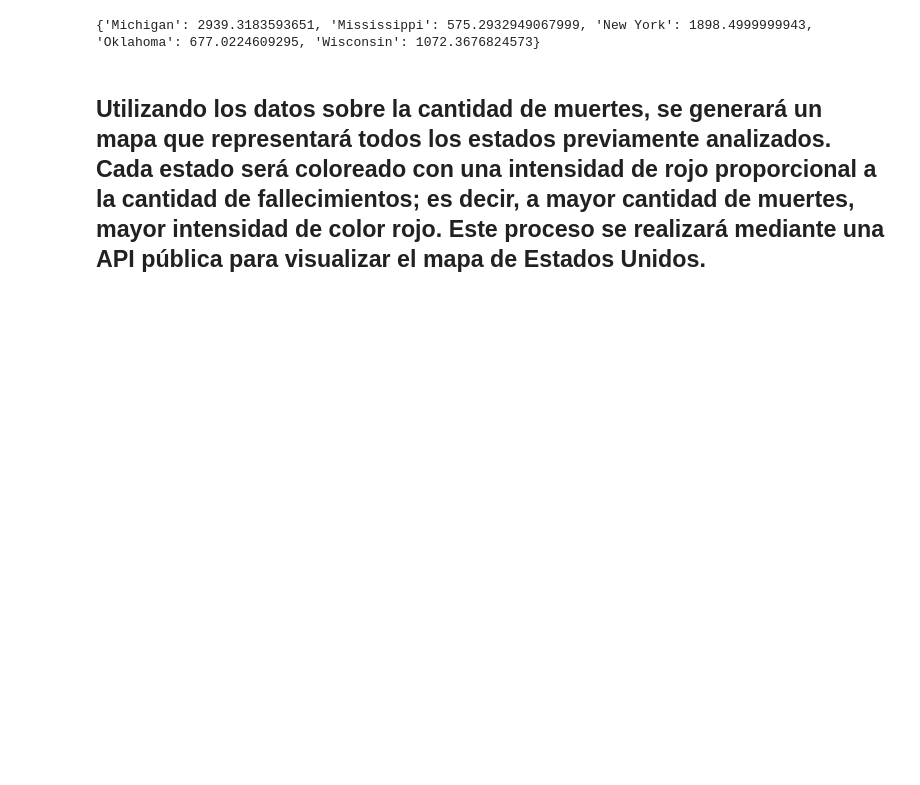
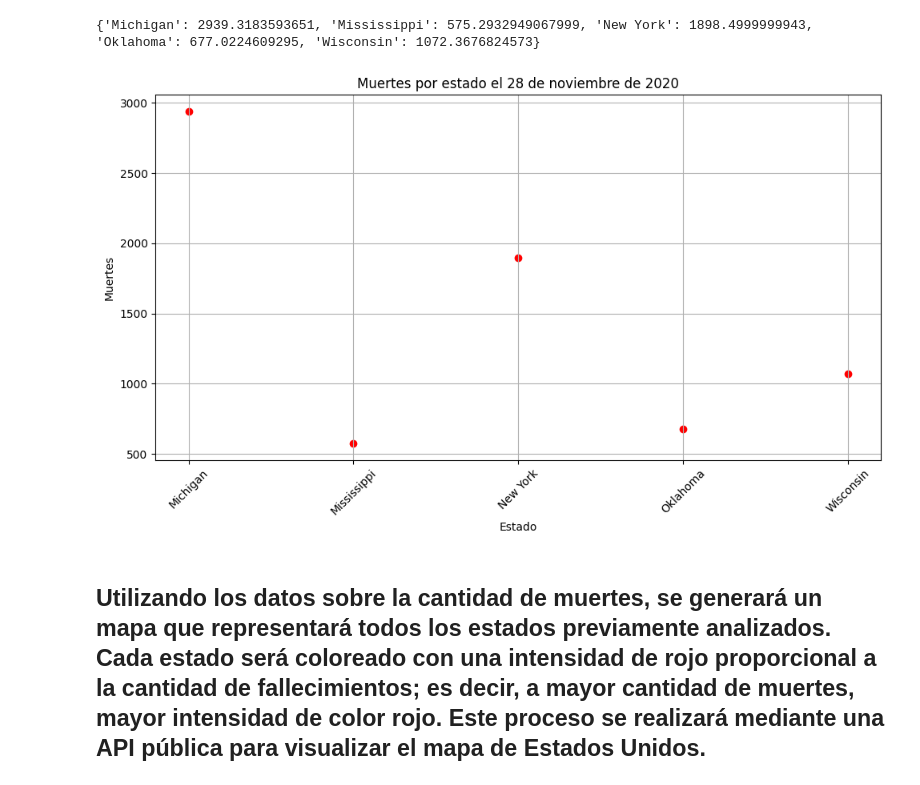
Before and after one commit to Ivancillo123/solemne_1_Mineria_de_Datos, a Jupyter notebook: prueba.ipynb, the cells around one changed output. Cells and saved outputs as stored; diff of their text form; code cells hidden in the pictures; blank space fills up the shorter version.

Commit message:
La prueba ha sido completada en su totalidad, incluyendo los requisitos necesarios para ejecutar los códigos y un README que resume los aspectos principales de la prueba.

```diff
--- a/prueba.ipynb
+++ b/prueba.ipynb
@@ -339,6 +340,31 @@ for estado in muertes_por_estado.keys():
 print(muertes_por_estado)
 # %% [output]
 {'Michigan': 2939.3183593651, 'Mississippi': 575.2932949067999, 'New York': 1898.4999999943, 'Oklahoma': 677.0224609295, 'Wisconsin': 1072.3676824573}
+# %%
+import matplotlib.pyplot as plt
+
+# Obtener las coordenadas de los estados y las muertes correspondientes
+estados = list(muertes_por_estado.keys())
+muertes = list(muertes_por_estado.values())
+
+# Crear el gráfico de dispersión
+plt.figure(figsize=(10, 6))
+plt.scatter(estados, muertes, color='red')
+
+# Añadir etiquetas y título
+plt.xlabel('Estado')
+plt.ylabel('Muertes')
+plt.title('Muertes por estado el 28 de noviembre de 2020')
+
+# Rotar las etiquetas del eje x para mejor legibilidad
+plt.xticks(rotation=45)
+
+# Mostrar el gráfico
+plt.grid(True)
+plt.tight_layout()
+plt.show()
+# %% [output]
+[figure, added]
 # %% [markdown]
 
 ## Utilizando los datos sobre la cantidad de muertes, se generará un mapa que representará todos los estados previamente analizados. Cada estado será coloreado con una intensidad de rojo proporcional a la cantidad de fallecimientos; es decir, a mayor cantidad de muertes, mayor intensidad de color rojo. Este proceso se realizará mediante una API pública para visualizar el mapa de Estados Unidos.
```
Also changed, not shown: parts of 1 cell of this notebook, 2 other files.
